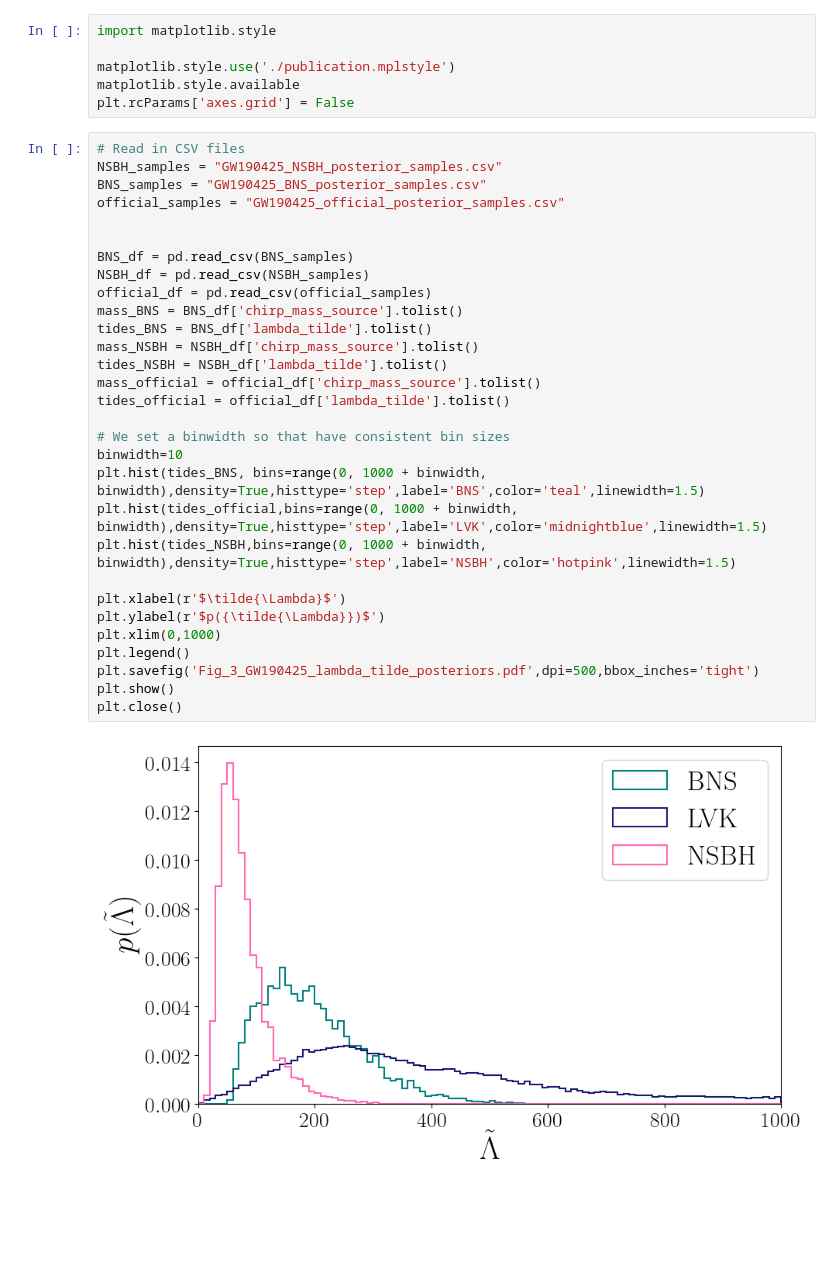
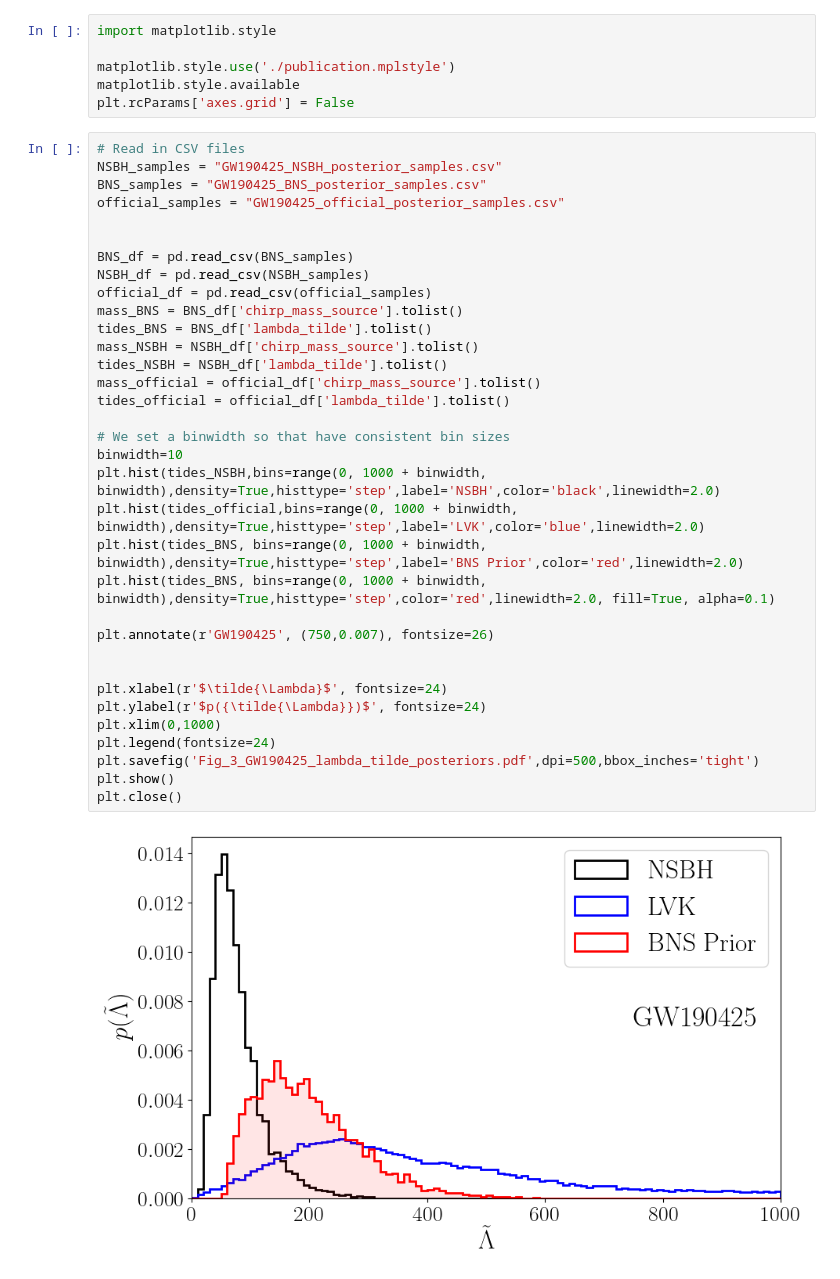
Before and after one commit to EckerChristian/MCLambdaBHNS, a Jupyter notebook: plotting_code/Fig_4_GW190425_plot.ipynb, the cells around one changed output. Saved outputs shown, nothing was run; the diff lists cells and outputs as text; blank space fills up the shorter version.

```diff
--- a/plotting_code/Fig_4_GW190425_plot.ipynb
+++ b/plotting_code/Fig_4_GW190425_plot.ipynb
@@ -13,32 +13,36 @@ plt.rcParams['axes.grid'] = False
 # %%
 # Read in CSV files
 NSBH_samples = "GW190425_NSBH_posterior_samples.csv"
 BNS_samples = "GW190425_BNS_posterior_samples.csv"
 official_samples = "GW190425_official_posterior_samples.csv"
 
 
 BNS_df = pd.read_csv(BNS_samples)
 NSBH_df = pd.read_csv(NSBH_samples)
 official_df = pd.read_csv(official_samples)
 mass_BNS = BNS_df['chirp_mass_source'].tolist()
 tides_BNS = BNS_df['lambda_tilde'].tolist()
 mass_NSBH = NSBH_df['chirp_mass_source'].tolist()
 tides_NSBH = NSBH_df['lambda_tilde'].tolist()
 mass_official = official_df['chirp_mass_source'].tolist()
 tides_official = official_df['lambda_tilde'].tolist()
 
 # We set a binwidth so that have consistent bin sizes
 binwidth=10
-plt.hist(tides_BNS, bins=range(0, 1000 + binwidth, binwidth),density=True,histtype='step',label='BNS',color='teal',linewidth=1.5)
-plt.hist(tides_official,bins=range(0, 1000 + binwidth, binwidth),density=True,histtype='step',label='LVK',color='midnightblue',linewidth=1.5)
-plt.hist(tides_NSBH,bins=range(0, 1000 + binwidth, binwidth),density=True,histtype='step',label='NSBH',color='hotpink',linewidth=1.5)
+plt.hist(tides_NSBH,bins=range(0, 1000 + binwidth, binwidth),density=True,histtype='step',label='NSBH',color='black',linewidth=2.0)
+plt.hist(tides_official,bins=range(0, 1000 + binwidth, binwidth),density=True,histtype='step',label='LVK',color='blue',linewidth=2.0)
+plt.hist(tides_BNS, bins=range(0, 1000 + binwidth, binwidth),density=True,histtype='step',label='BNS Prior',color='red',linewidth=2.0)
+plt.hist(tides_BNS, bins=range(0, 1000 + binwidth, binwidth),density=True,histtype='step',color='red',linewidth=2.0, fill=True, alpha=0.1)
 
-plt.xlabel(r'$\tilde{\Lambda}$')
-plt.ylabel(r'$p({\tilde{\Lambda}})$')
+plt.annotate(r'GW190425', (750,0.007), fontsize=26)
+
+
+plt.xlabel(r'$\tilde{\Lambda}$', fontsize=24)
+plt.ylabel(r'$p({\tilde{\Lambda}})$', fontsize=24)
 plt.xlim(0,1000)
-plt.legend()
+plt.legend(fontsize=24)
 plt.savefig('Fig_3_GW190425_lambda_tilde_posteriors.pdf',dpi=500,bbox_inches='tight')
 plt.show()
 plt.close()
 # %% [output]
-[figure, old version]
+[figure, new version]
```
Also changed, not shown: 7 other files.
